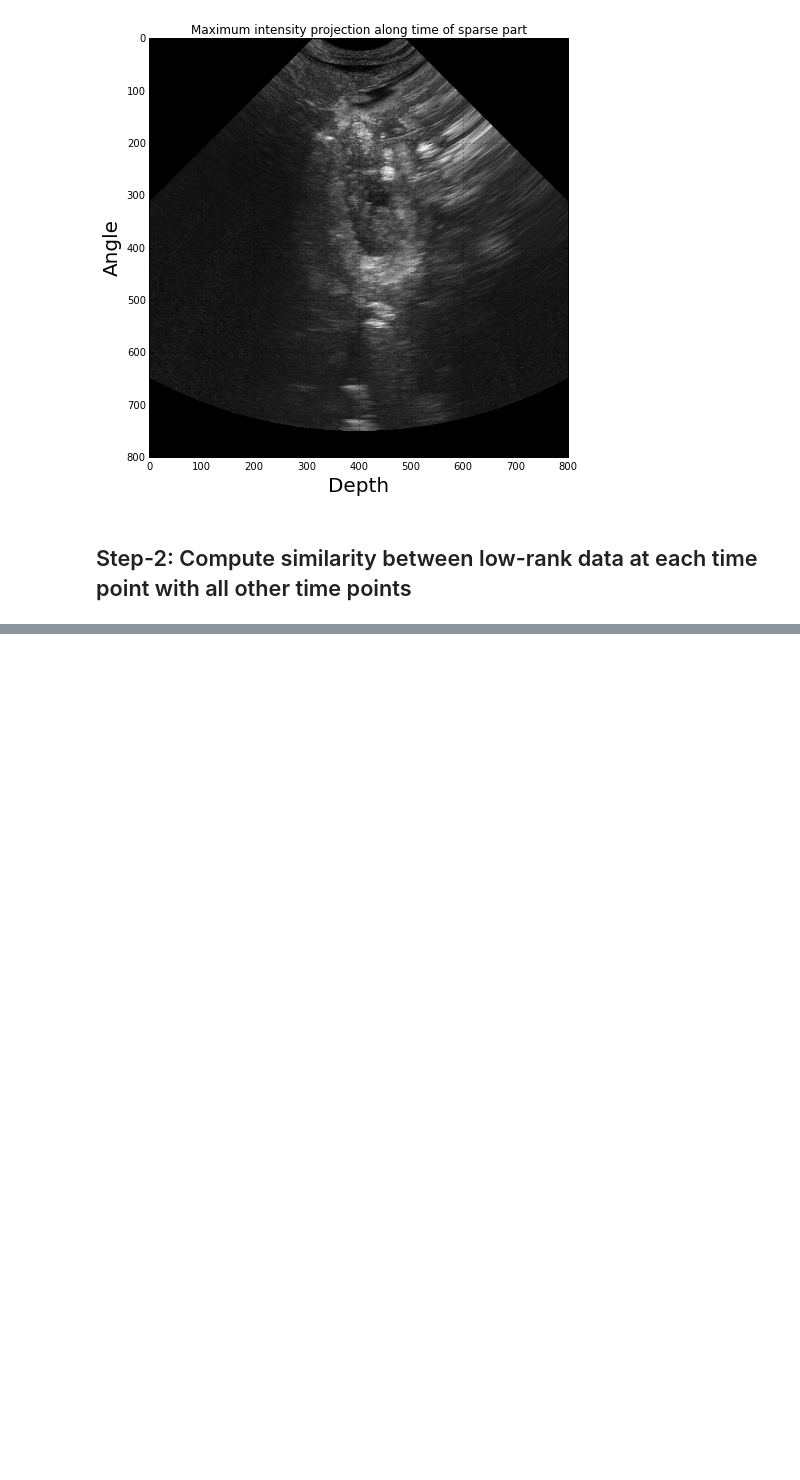
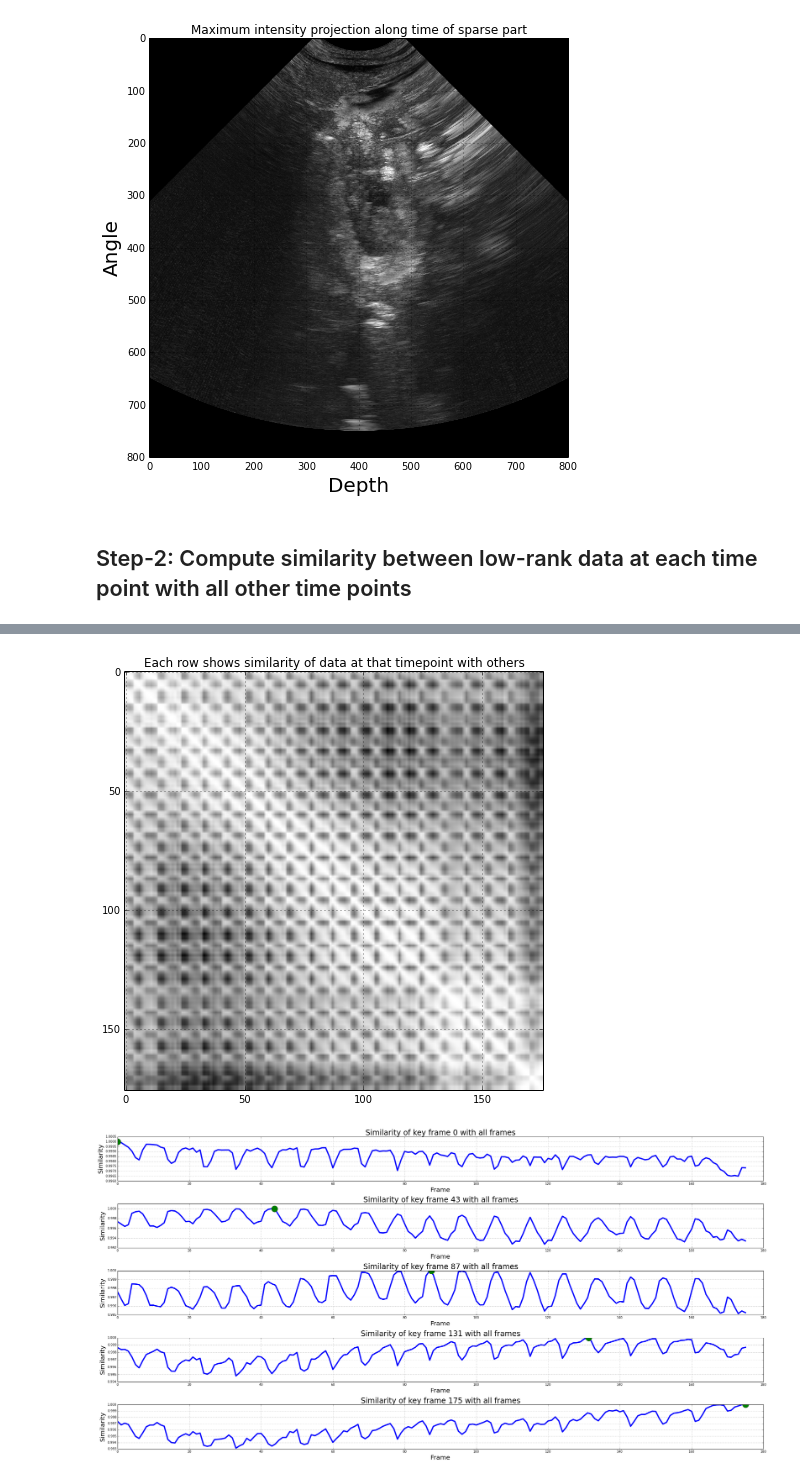
Before and after one commit to KitwareMedical/CardiacUltrasoundPhaseEstimation, a Jupyter notebook: GatingAndSuperresolutionOfPeriodicImageSequence.ipynb, the cells around one changed output, grey strips where cells are left out. Drawn from its saved outputs; the diff is of its cells as text; code cells hidden in the pictures; blank space fills up the shorter version.

```diff
--- a/GatingAndSuperresolutionOfPeriodicImageSequence.ipynb
+++ b/GatingAndSuperresolutionOfPeriodicImageSequence.ipynb
@@ -395,0 +398,29 @@ else:
+# %%
+# show the whole similarity landscape
+fig = plt.figure()
+
+plt.imshow(simMat)
+plt.title('Each row shows similarity of data at that timepoint with others')
+
+# show similarity landscape of select frames
+plt.figure(figsize=(30,15))
+
+keyFrameList = np.linspace(0, imAnalyze.shape[2]-1, 5, endpoint=True)
+
+for i in range(len(keyFrameList)):
+
+    keyFrameId = keyFrameList[i]
+
+    plt.subplot(len(keyFrameList), 1, i+1)
+
+    plt.plot(simMat[keyFrameId, :], linewidth=4)
+    plt.plot(keyFrameId, 1.0, 'o', markersize=20)
+    plt.xlabel('Frame', fontsize=labelsize)
+    plt.ylabel('Similarity', fontsize=labelsize)
+    #plt.ylim([simFrame.min()-0.01, 1.0])
+    plt.title('Similarity of key frame %d with all frames' % keyFrameId, fontsize=titlesize)
+
+plt.tight_layout()
+# %% [output]
+[figure, added]
+[figure, added]
```
Also changed, not shown: parts of 9 cells of this notebook.
